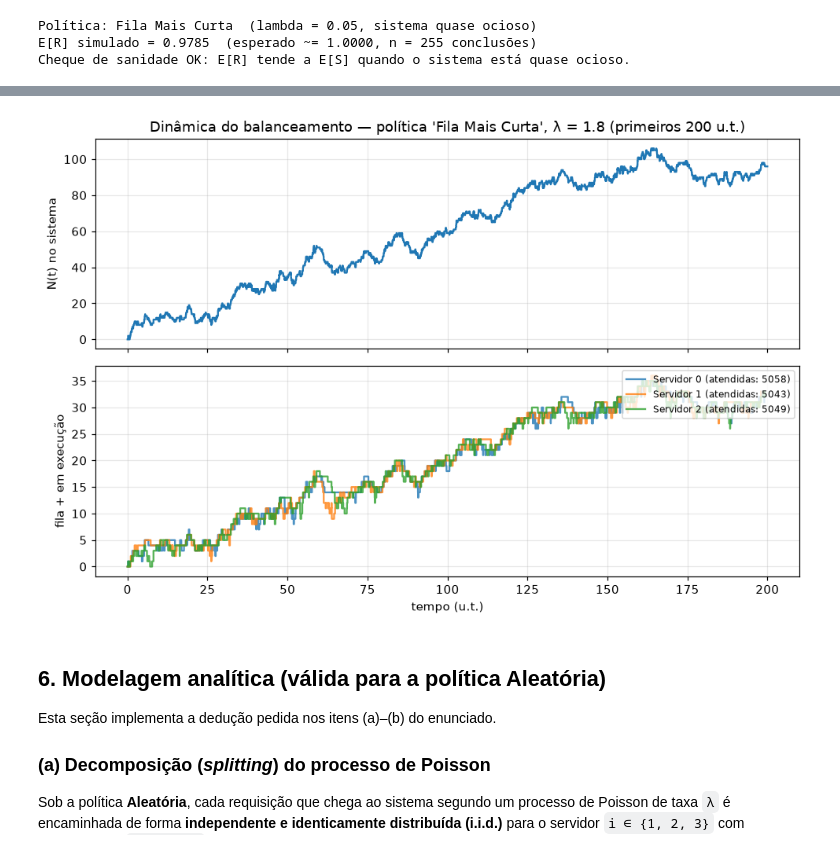
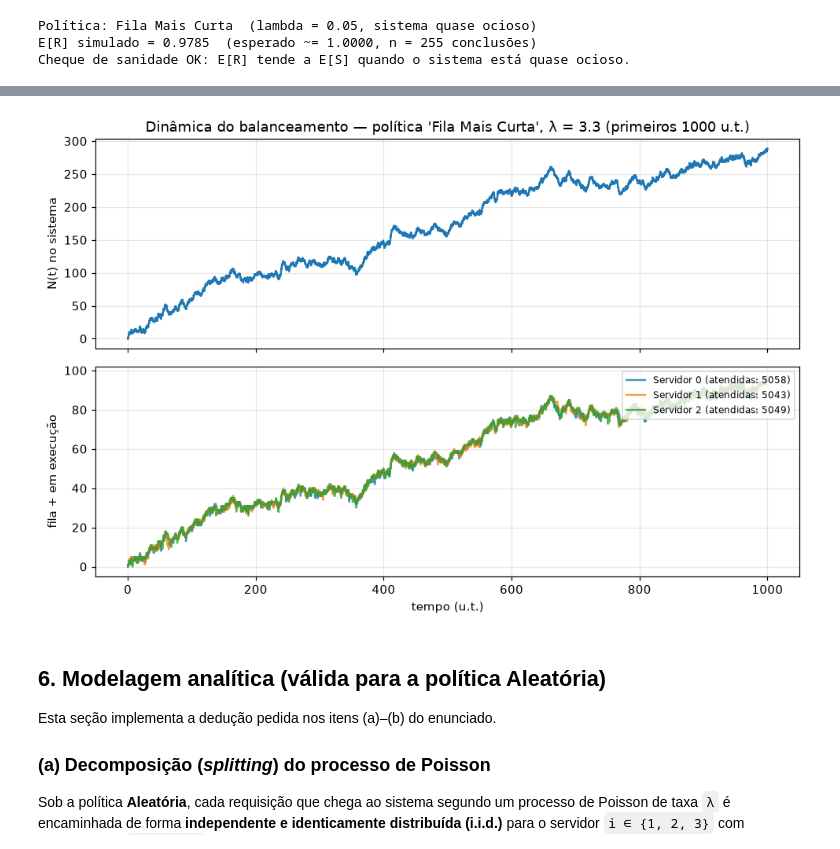
Before and after one commit to guilherme-webster/lab1, a Jupyter notebook: notebooks/experimentos_balanceador_carga.ipynb, the cells around one changed output, grey strips where cells are left out. Drawn from its saved outputs; the diff is of its cells as text; code cells hidden in the pictures.

```diff
--- a/notebooks/experimentos_balanceador_carga.ipynb
+++ b/notebooks/experimentos_balanceador_carga.ipynb
@@ -521,7 +521,7 @@ Requisições atendidas por servidor: (5058, 5043, 5049)
 Utilização U_i por servidor: [1.0, 1.0, 1.0]
 # %%
 # Dinâmica de ocupação das filas ao longo do tempo (janela inicial, para visualização)
-plot_window_end = 200
+plot_window_end = 1000
 
 occupancy_events = [(r.arrival_time, 1) for r in demo_requests]
 occupancy_events += [
@@ -534,35 +534,35 @@ fig, axes = plt.subplots(2, 1, figsize=(9, 6), sharex=True)
 axes[0].step(system_times, system_values, where="post", color="tab:blue")
 axes[0].set_ylabel("N(t) no sistema")
 axes[0].set_title(
     f"Dinâmica do balanceamento — política {POLICY_LABELS[SELECTED_POLICY]!r}, "
-    f"λ = 1.8 (primeiros {plot_window_end:.0f} u.t.)"
+    f"λ = 3.3 (primeiros {plot_window_end:.0f} u.t.)"
 )
 
 for server in demo_servers:
     queue_events = [
         (state.time, state.active_count + state.waiting_count)
         for state in server.state_history
         if state.event != "initialized"
     ]
     times = [0.0] + [t for t, _ in queue_events]
     values = [0] + [v for _, v in queue_events]
     mask_times = [t for t in times if t <= plot_window_end]
     mask_values = values[: len(mask_times)]
     axes[1].step(
         mask_times,
         mask_values,
         where="post",
         label=f"Servidor {server.id} (atendidas: {server.completed_count})",
         alpha=0.8,
     )
 
 axes[1].set_ylabel("fila + em execução")
 axes[1].set_xlabel("tempo (u.t.)")
 axes[1].legend(loc="upper right", fontsize=8)
 fig.tight_layout()
 plt.show()
 # %% [output]
-[figure, old version]
+[figure, new version]
 # %% [markdown]
 ## 6. Modelagem analítica (válida para a política Aleatória)
 
```
Also changed, not shown: 2 other files.
